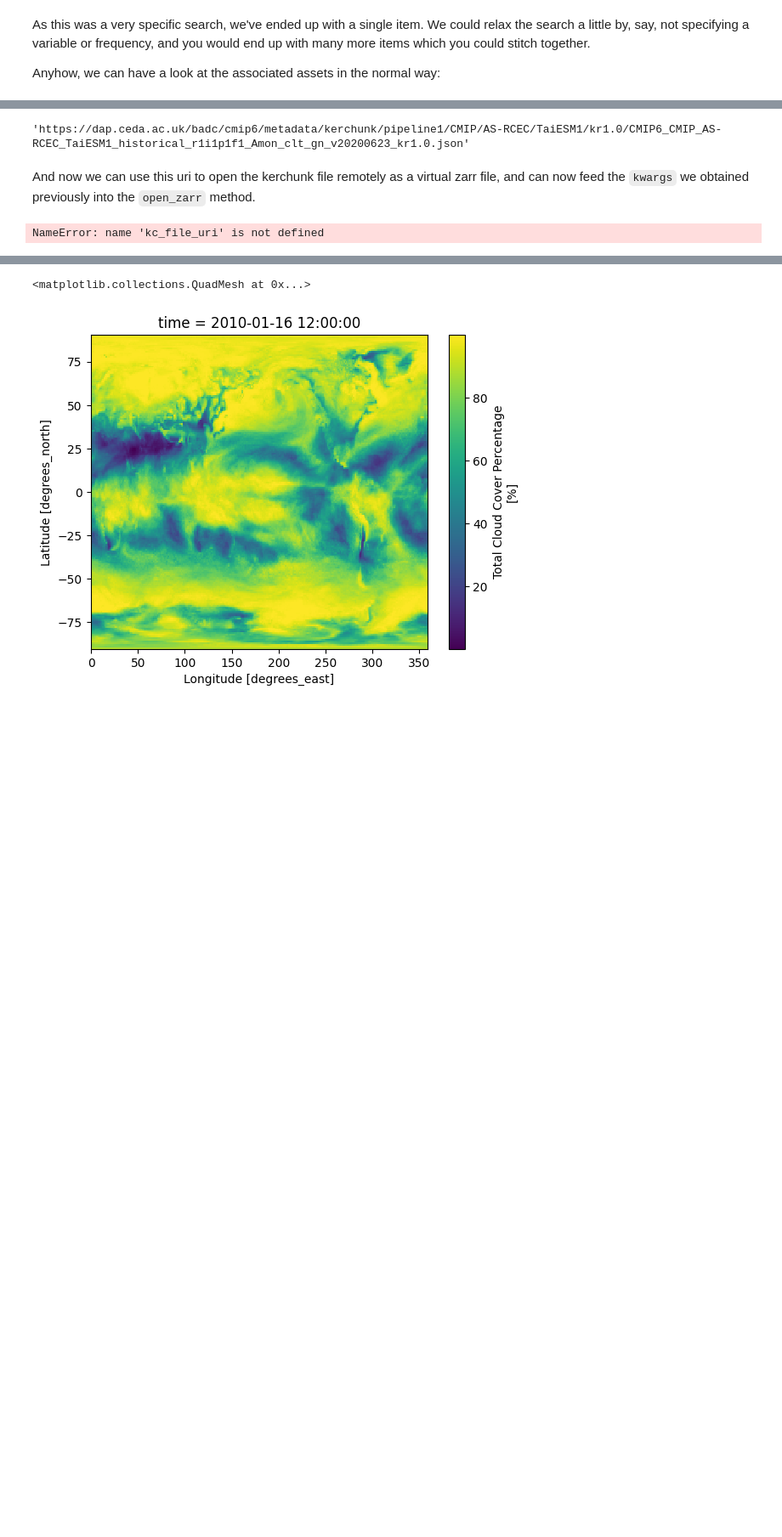
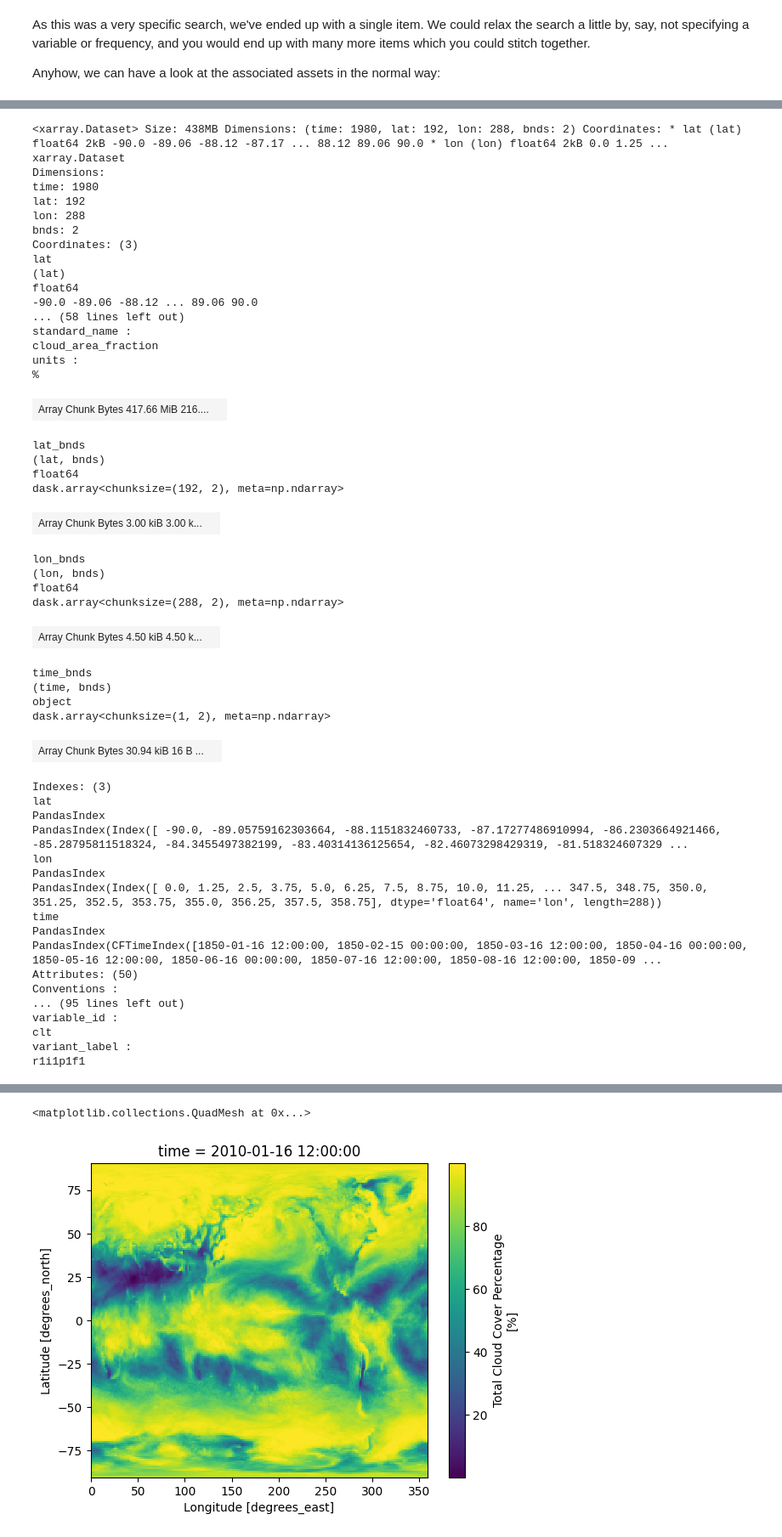
Before and after one commit to EO-DataHub/pyeodh, a Jupyter notebook: notebooks/ceda-rc.ipynb, the cells around one changed output, grey strips where cells are left out. Shown: that part at 85% size. Drawn from its saved outputs; the diff is of its cells as text; code cells hidden in the pictures; blank space fills up the shorter version.

```diff
--- a/notebooks/ceda-rc.ipynb
+++ b/notebooks/ceda-rc.ipynb
@@ -392,4 +403,4 @@ Here the `reference_file` is the kerchunk file, which we can have a look at more
 # %%
-kc_file = item.assets['reference_file']
-kc_file.to_dict()
+product = item.get_cloud_products()
+product
 # %% [output]
@@ -405,5 +426,0 @@ Which has the `href` to our served kerchunk file as well as the additional prope
-# %%
-kc_file_uri = kc_file.href
-kc_file_uri
-# %% [output]
-'https://dap.ceda.ac.uk/badc/cmip6/metadata/kerchunk/pipeline1/CMIP/AS-RCEC/TaiESM1/kr1.0/CMIP6_CMIP_AS-RCEC_TaiESM1_historical_r1i1p1f1_Amon_clt_gn_v20200623_kr1.0.json'
@@ -412,10 +427,4 @@ zarr_kwargs = kc_file.to_dict()['open_zarr_kwargs']
-# %% [markdown]
-And now we can use this uri to open the kerchunk file remotely as a virtual zarr file, and can now feed the `kwargs` we obtained previously into the `open_zarr` method.
-# %%
-import xarray as xr
-import fsspec
-
-mapper = fsspec.get_mapper("reference://", fo=kc_file_uri, remote_protocol='https')
-ds = xr.open_zarr(mapper, consolidated=False, **zarr_kwargs)
-# %% [output]
-NameError: name 'kc_file_uri' is not defined
+# %%
+ds = product.open_dataset(consolidated=False)
+ds
+# %% [output]
@@ -422 +432,51 @@ NameError: name 'kc_file_uri' is not defined
+<xarray.Dataset> Size: 438MB Dimensions: (time: 1980, lat: 192, lon: 288, bnds: 2) Coordinates: * lat (lat) float64 2kB -90.0 -89.06 -88.12 -87.17 ... 88.12 89.06 90.0 * lon (lon) float64 2kB 0.0 1.25 ...
+xarray.Dataset
+Dimensions:
+time: 1980
+lat: 192
+lon: 288
+bnds: 2
+Coordinates: (3)
+lat
+(lat)
+float64
+-90.0 -89.06 -88.12 ... 89.06 90.0
+... (58 lines left out)
+standard_name :
+cloud_area_fraction
+units :
+%
+| Array Chunk Bytes 417.66 MiB 216.... |  |
+lat_bnds
+(lat, bnds)
+float64
+dask.array<chunksize=(192, 2), meta=np.ndarray>
+| Array Chunk Bytes 3.00 kiB 3.00 k... |  |
+lon_bnds
+(lon, bnds)
+float64
+dask.array<chunksize=(288, 2), meta=np.ndarray>
+| Array Chunk Bytes 4.50 kiB 4.50 k... |  |
+time_bnds
+(time, bnds)
+object
+dask.array<chunksize=(1, 2), meta=np.ndarray>
+| Array Chunk Bytes 30.94 kiB 16 B ... |  |
+Indexes: (3)
+lat
+PandasIndex
+PandasIndex(Index([ -90.0, -89.05759162303664, -88.1151832460733, -87.17277486910994, -86.2303664921466, -85.28795811518324, -84.3455497382199, -83.40314136125654, -82.46073298429319, -81.518324607329 ...
+lon
+PandasIndex
+PandasIndex(Index([ 0.0, 1.25, 2.5, 3.75, 5.0, 6.25, 7.5, 8.75, 10.0, 11.25, ... 347.5, 348.75, 350.0, 351.25, 352.5, 353.75, 355.0, 356.25, 357.5, 358.75], dtype='float64', name='lon', length=288))
+time
+PandasIndex
+PandasIndex(CFTimeIndex([1850-01-16 12:00:00, 1850-02-15 00:00:00, 1850-03-16 12:00:00, 1850-04-16 00:00:00, 1850-05-16 12:00:00, 1850-06-16 00:00:00, 1850-07-16 12:00:00, 1850-08-16 12:00:00, 1850-09 ...
+Attributes: (50)
+Conventions :
+... (95 lines left out)
+variable_id :
+clt
+variant_label :
+r1i1p1f1
 # %% [markdown]
```
Also changed, not shown: parts of 32 cells of this notebook, 2 other files.
